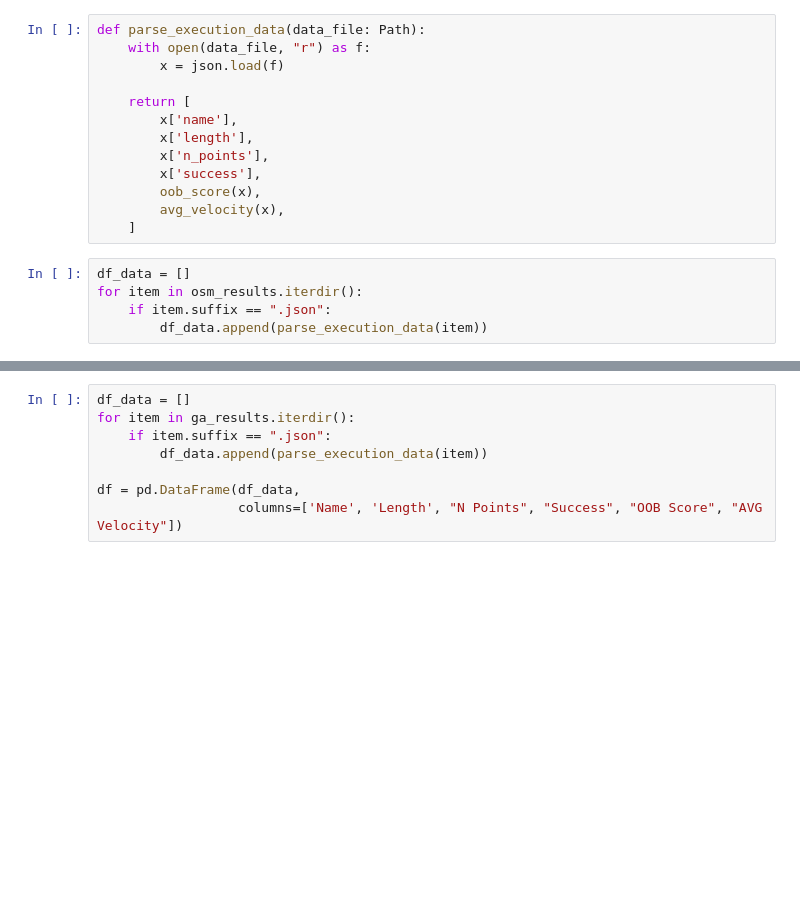
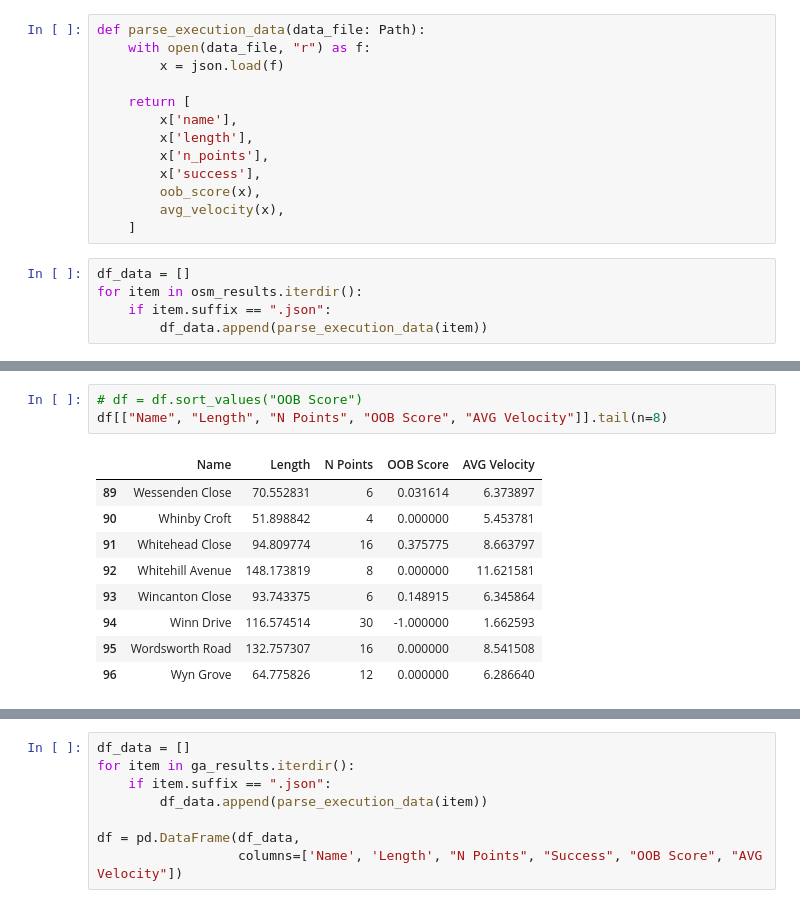
Before and after one commit to PanZWarzywniaka/beamng-ai-testing-kit, a Jupyter notebook: show_results.ipynb, the cells around one changed output, grey strips where cells are left out. Drawn from its saved outputs; the diff is of its cells as text; blank space fills up the shorter version.

```diff
--- a/show_results.ipynb
+++ b/show_results.ipynb
@@ -47,0 +62,13 @@ df = pd.DataFrame(df_data,
+# %%
+# df = df.sort_values("OOB Score")
+df[["Name", "Length", "N Points", "OOB Score", "AVG Velocity"]].tail(n=8)
+# %% [output]
+|  | Name | Length | N Points | OOB Score | AVG Velocity |
+| 89 | Wessenden Close | 70.552831 | 6 | 0.031614 | 6.373897 |
+| 90 | Whinby Croft | 51.898842 | 4 | 0.000000 | 5.453781 |
+| 91 | Whitehead Close | 94.809774 | 16 | 0.375775 | 8.663797 |
+| 92 | Whitehill Avenue | 148.173819 | 8 | 0.000000 | 11.621581 |
+| 93 | Wincanton Close | 93.743375 | 6 | 0.148915 | 6.345864 |
+| 94 | Winn Drive | 116.574514 | 30 | -1.000000 | 1.662593 |
+| 95 | Wordsworth Road | 132.757307 | 16 | 0.000000 | 8.541508 |
+| 96 | Wyn Grove | 64.775826 | 12 | 0.000000 | 6.286640 |
```
Also changed, not shown: parts of 6 cells of this notebook, 5 other files.
